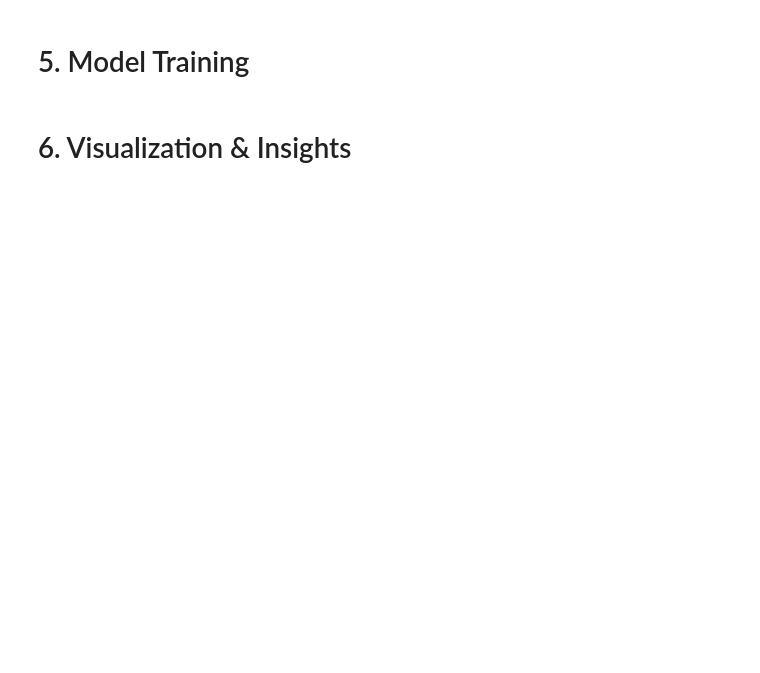
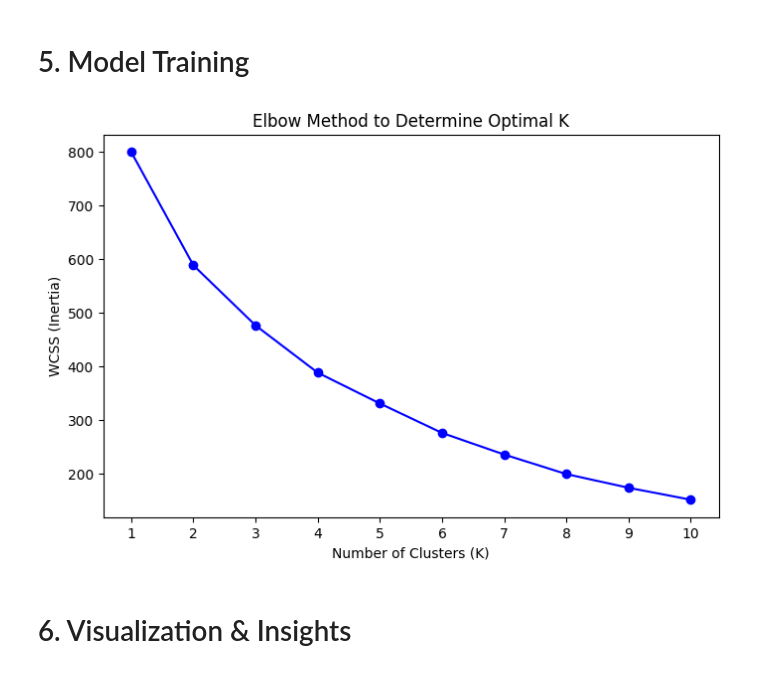
Before and after one commit to sbmccall/data-science-projects, a Jupyter notebook: customer-segmentation/notebooks/Mall_Customer_Segmentation.ipynb, the cells around one changed output. Saved outputs shown, nothing was run; the diff lists cells and outputs as text; code cells hidden in the pictures; blank space fills up the shorter version.

Commit message:
Completed EDA. Selected & prepared features for model. Started on finding optimal number of clusters for KMeans model.

```diff
--- a/customer-segmentation/notebooks/Mall_Customer_Segmentation.ipynb
+++ b/customer-segmentation/notebooks/Mall_Customer_Segmentation.ipynb
@@ -209,0 +214,5 @@ plt.show()
+# %%
+# Select features for clustering (excluding CustomerID)
+df_features = df[['Gender', 'Age', 'Annual Income (k$)', 'Spending Score (1-100)']].copy()
+
+df_features.head()
@@ -209,0 +226,13 @@ plt.show()
+# %%
+# Convert 'Gender' to numeric
+df_features['Gender'] = LabelEncoder().fit_transform(df_features['Gender'])
+
+# Scale numerical features
+scaler = StandardScaler()
+df_scaled = scaler.fit_transform(df_features)
+
+# Convert back to DataFrame
+df_scaled = pd.DataFrame(df_scaled, columns=['Gender', 'Age', 'Annual Income (k$)', 'Spending Score (1-100)'])
+
+# Check the transformed data
+df_scaled.head()
@@ -210,4 +246,28 @@ plt.show()
 # %% [markdown]
 # 5. Model Training
+# %%
+import numpy as np
+import matplotlib.pyplot as plt
+from sklearn.cluster import KMeans
+
+# Define range of clusters to test
+wcss = []
+K_range = range(1, 11)  # Testing K from 1 to 10
+
+for k in K_range:
+    kmeans = KMeans(n_clusters=k, random_state=42, n_init=10)
+    kmeans.fit(df_scaled)
+    wcss.append(kmeans.inertia_)  # Inertia (sum of squared distances to closest centroid)
+
+# Plot the Elbow Method graph
+plt.figure(figsize=(8,5))
+plt.plot(K_range, wcss, marker='o', linestyle='-', color='b')
+plt.xlabel('Number of Clusters (K)')
+plt.ylabel('WCSS (Inertia)')
+plt.title('Elbow Method to Determine Optimal K')
+plt.xticks(K_range)
+plt.show()
+# %% [output]
+[figure, added]
 # %% [markdown]
 # 6. Visualization & Insights
```
Also changed, not shown: parts of 9 cells of this notebook.
